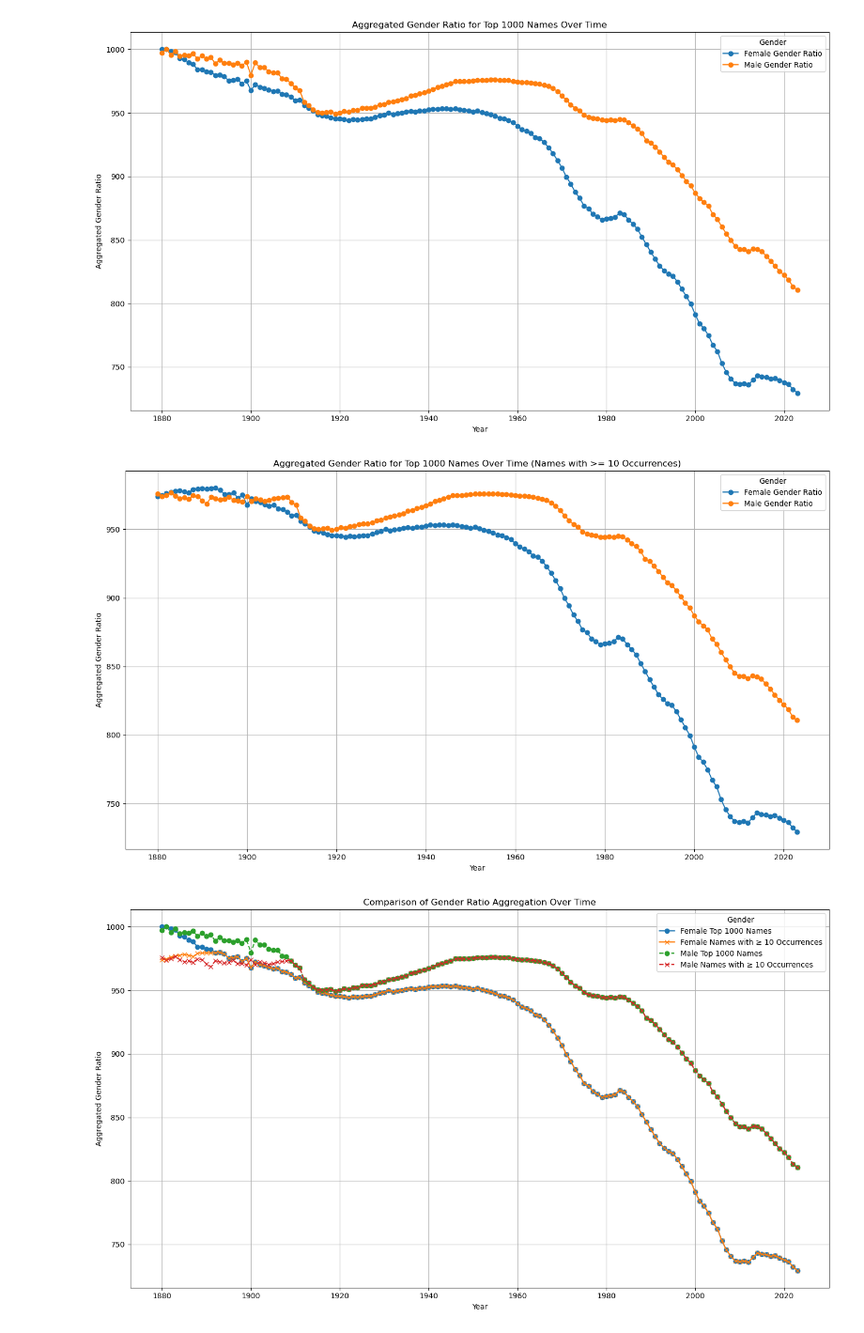
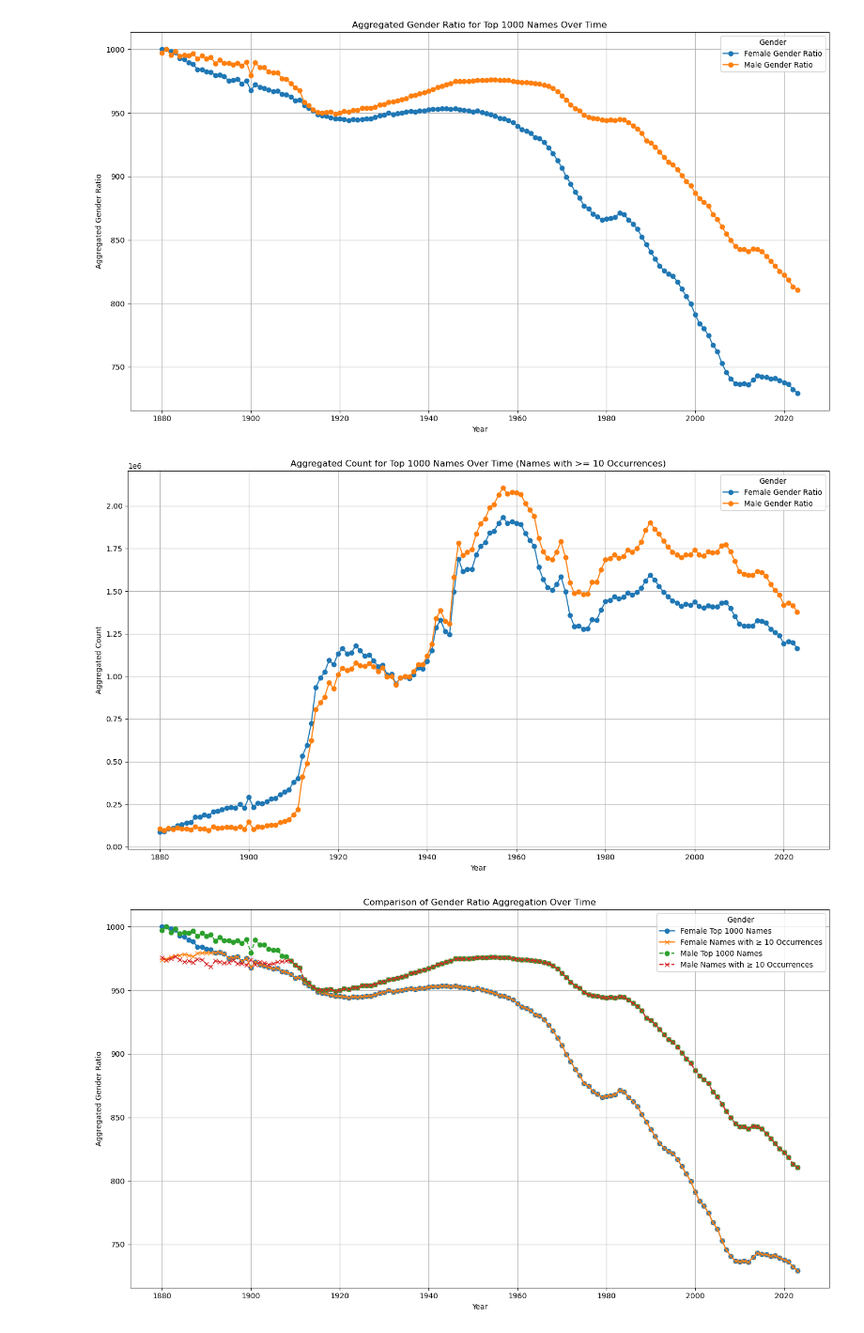
Before and after one commit to yinger921/Capstone_BabyName, a Jupyter notebook: notebooks/Modelling- Calculation.ipynb, the cells around one changed output. Shown at 94% size. Drawn from its saved outputs; the diff is of its cells as text; code cells hidden in the pictures.

```diff
--- a/notebooks/Modelling- Calculation.ipynb
+++ b/notebooks/Modelling- Calculation.ipynb
@@ -319,39 +319,39 @@ def aggregate_name_gender_ratio(data, gender):
     for year in gender_data['Year'].unique():
         year_data = gender_data[gender_data['Year'] == year]
         top_1000_names = year_data.nlargest(1000, 'Count')
 
         # Aggregate metrics for top 1000 names
         aggregated = top_1000_names.groupby('Year').agg({
-            'Gender_Name_Ratio': 'sum',
+            'Count': 'sum',
             'Name_Ratio': 'sum'
         }).reset_index()
 
         aggregated_data = pd.concat([aggregated_data, aggregated], ignore_index=True)
 
     # Sort the data by Year
     aggregated_data = aggregated_data.sort_values(by='Year').reset_index(drop=True)
 
     return aggregated_data
 
 # Get aggregated data for female and male
 top_female_aggregation = aggregate_name_gender_ratio(data, 'F')
 top_male_aggregation = aggregate_name_gender_ratio(data, 'M')
 
 # Plotting the results for Gender Name Ratio
 plt.figure(figsize=(14, 8))
 
-plt.plot(top_female_aggregation['Year'], top_female_aggregation['Gender_Name_Ratio'], marker='o', label='Female Gender Ratio')
-plt.plot(top_male_aggregation['Year'], top_male_aggregation['Gender_Name_Ratio'], marker='o', label='Male Gender Ratio')
+plt.plot(top_female_aggregation['Year'], top_female_aggregation['Count'], marker='o', label='Female Gender Ratio')
+plt.plot(top_male_aggregation['Year'], top_male_aggregation['Count'], marker='o', label='Male Gender Ratio')
 
-plt.title('Aggregated Gender Ratio for Top 1000 Names Over Time (Names with >= 10 Occurrences)')
+plt.title('Aggregated Count for Top 1000 Names Over Time (Names with >= 10 Occurrences)')
 plt.xlabel('Year')
-plt.ylabel('Aggregated Gender Ratio')
+plt.ylabel('Aggregated Count')
 plt.legend(title='Gender')
 plt.grid(True)
 plt.tight_layout()
 plt.show()
 # %% [output]
-[figure, old version]
+[figure, new version]
 # %%
 # Function to aggregate name gender ratio over years for top 1000 names
 def aggregate_top_1000(data, gender):
```
Also changed, not shown: parts of 1 cell of this notebook, 12 other files.
